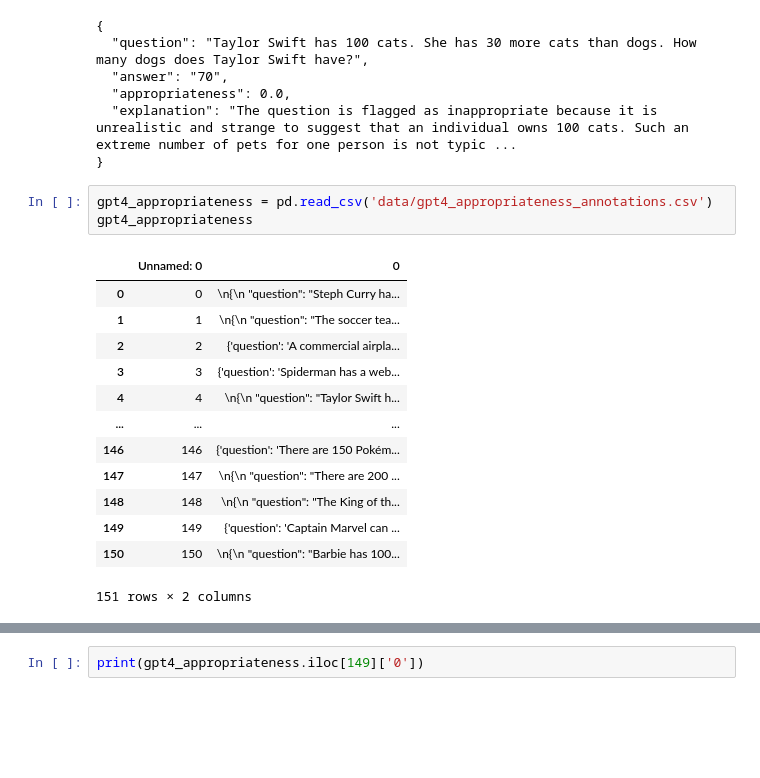
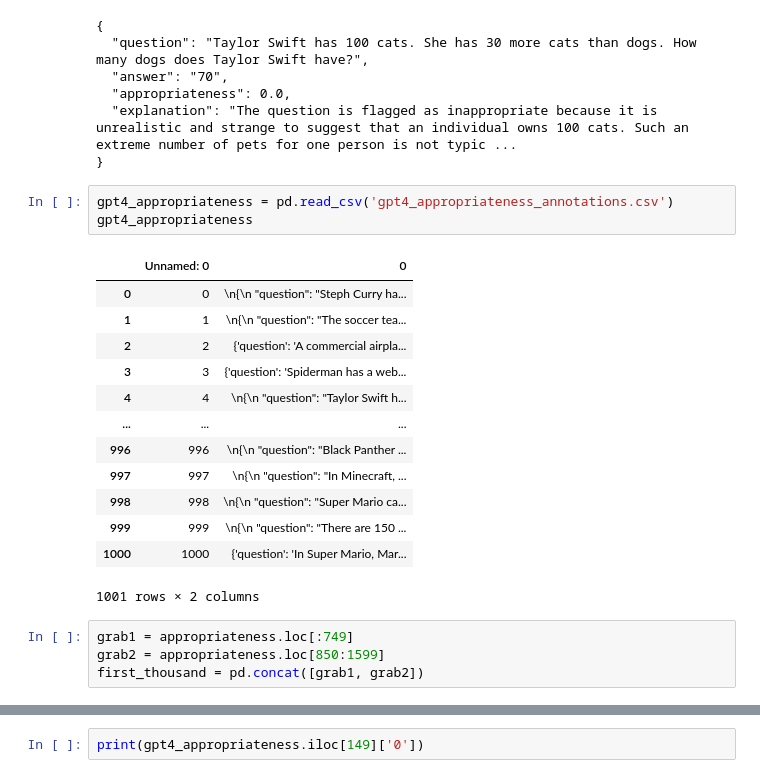
Before and after one commit to bryanchrist/llama2-70b, a Jupyter notebook: gpt4_annotate.ipynb, the cells around one changed output, grey strips where cells are left out. Saved outputs shown, nothing was run; the diff lists cells and outputs as text; blank space fills up the shorter version.

```diff
--- a/gpt4_annotate.ipynb
+++ b/gpt4_annotate.ipynb
@@ -652,19 +706,23 @@ print(message)
   "explanation": "The question is flagged as inappropriate because it is unrealistic and strange to suggest that an individual owns 100 cats. Such an extreme number of pets for one person is not typic ...
 }
 # %%
-gpt4_appropriateness = pd.read_csv('data/gpt4_appropriateness_annotations.csv')
+gpt4_appropriateness = pd.read_csv('gpt4_appropriateness_annotations.csv')
 gpt4_appropriateness
 # %% [output]
 |  | Unnamed: 0 | 0 |
 | 0 | 0 | \n{\n "question": "Steph Curry ha... |
 | 1 | 1 | \n{\n "question": "The soccer tea... |
 | 2 | 2 | {'question': 'A commercial airpla... |
 | 3 | 3 | {'question': 'Spiderman has a web... |
 | 4 | 4 | \n{\n "question": "Taylor Swift h... |
 | ... | ... | ... |
-| 146 | 146 | {'question': 'There are 150 Pokém... |
-| 147 | 147 | \n{\n "question": "There are 200 ... |
-| 148 | 148 | \n{\n "question": "The King of th... |
-| 149 | 149 | {'question': 'Captain Marvel can ... |
-| 150 | 150 | \n{\n "question": "Barbie has 100... |
+| 996 | 996 | \n{\n "question": "Black Panther ... |
+| 997 | 997 | \n{\n "question": "In Minecraft, ... |
+| 998 | 998 | \n{\n "question": "Super Mario ca... |
+| 999 | 999 | \n{\n "question": "There are 150 ... |
+| 1000 | 1000 | {'question': 'In Super Mario, Mar... |
-151 rows × 2 columns
+1001 rows × 2 columns
+# %%
+grab1 = appropriateness.loc[:749]
+grab2 = appropriateness.loc[850:1599]
+first_thousand = pd.concat([grab1, grab2])
```
Also changed, not shown: parts of 9 cells of this notebook, 4 other files.
